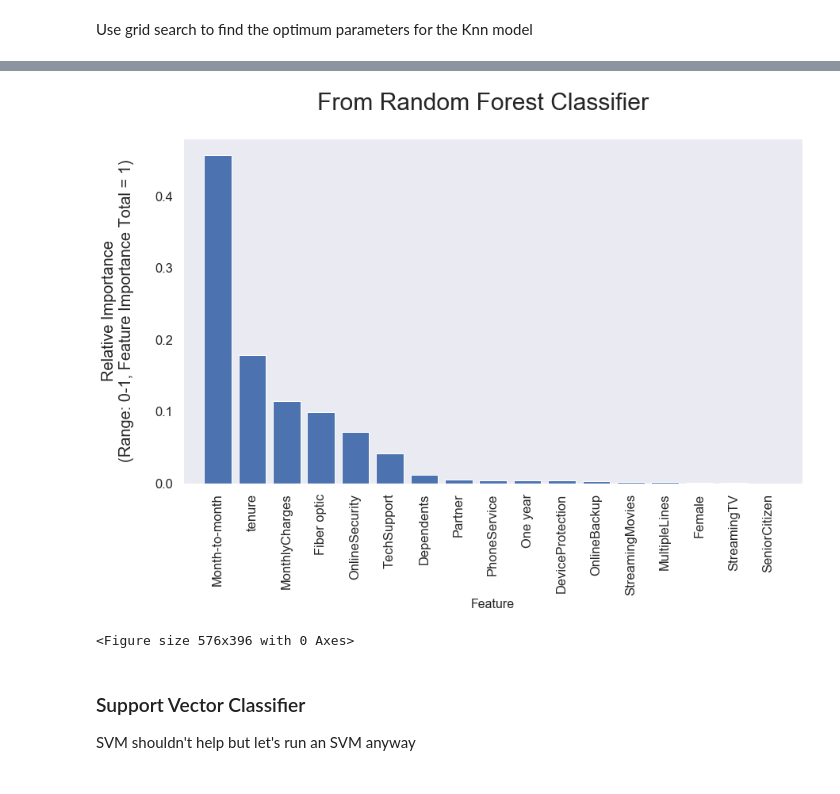
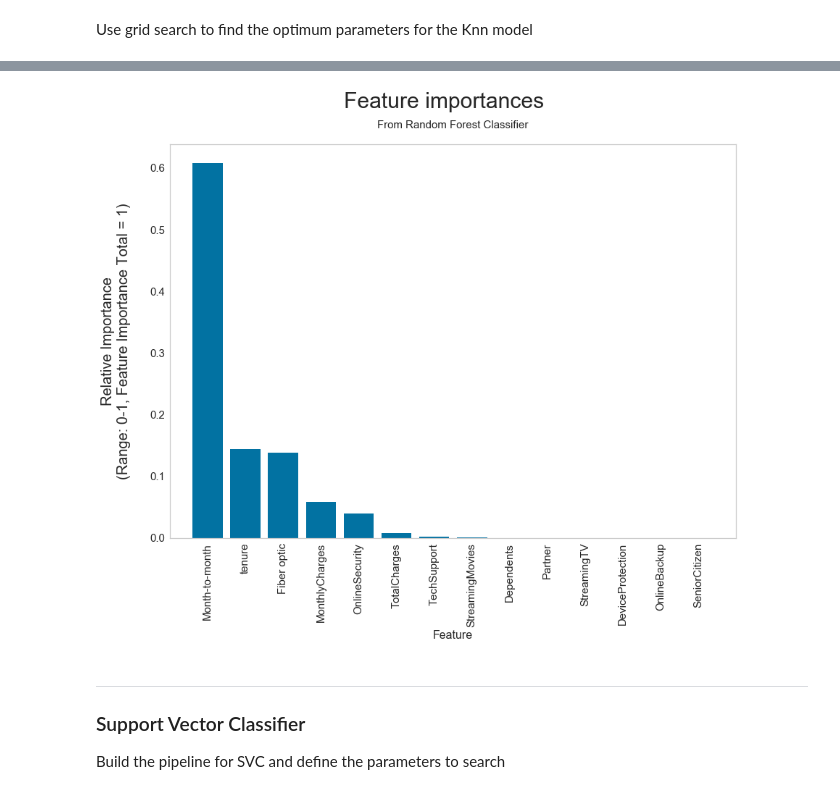
Before and after one commit to Merkeley/Project_03, a Jupyter notebook: Notebooks/Model_search.ipynb, the cells around one changed output, grey strips where cells are left out. Saved outputs shown, nothing was run; the diff lists cells and outputs as text; code cells hidden in the pictures.

```diff
--- a/Notebooks/Model_search.ipynb
+++ b/Notebooks/Model_search.ipynb
@@ -182,5 +229,5 @@ knn_grid = GridSearchCV(pipeline, param_grid=knn_param_grid, cv=5, n_jobs=-1)
 # %%
-knn_grid.fit(X_train, y_train)
+knn_grid.fit(X_train_smt, y_train_smt)
 print("score = %3.2f" %(knn_grid.score(X_test,y_test)))
 print(knn_grid.best_params_)
 # %% [output]
@@ -206,9 +255,9 @@ rf_param_grid = {
     'RFC__random_state' :[42]
 }
 # %%
-rf_grid = GridSearchCV(rf_pipeline, param_grid=rf_param_grid, cv=5, n_jobs=-1)
+rf_grid = GridSearchCV(rf_pipeline, param_grid=rf_param_grid, scoring='f1', cv=5, n_jobs=-1)
 # %%
-rf_grid.fit(X_train, y_train)
+rf_grid.fit(X_train_smt, y_train_smt)
 print("score = %3.2f" %(rf_grid.score(X_test,y_test)))
 print(rf_grid.best_params_)
 # %% [output]
@@ -219,6 +268,6 @@ With Random Forest we can get a rating of relative feature importance.
 # %%
-rf_best = RandomForestClassifier(max_depth=4, max_features=10, \
-                n_estimators=100, criterion='gini', random_state=42)
+rf_best = RandomForestClassifier(max_depth=2, max_features=10, \
+                n_estimators=1000, criterion='entropy', random_state=42)
 rf_best.fit(X_train_smt, y_train_smt)
 # %% [output]
 RandomForestClassifier(bootstrap=True, ccp_alpha=0.0, class_weight=None,
@@ -241,30 +289,33 @@ array([8.15552685e-05, 5.10244709e-03, 1.20490642e-02, 1.78783790e-01,
 # %%
 # Plot the feature importances of the forest
 indices = np.argsort(rf_importances)[::-1]
 index_labels = [X_train.columns[x] for x in indices]
 
-fig = plt.figure(figsize=[14,8])
+fig = plt.figure(figsize=[14,10])
 
 fig.patch.set_alpha(0.)
 
 plt.grid(0)
-plt.suptitle("Feature importances", size=30)
-plt.suptitle("From Random Forest Classifier\n", size=30)
+plt.suptitle("Feature importances\n", size=30)
+plt.title("\nFrom Random Forest Classifier\n", size=15)
 plt.xlabel('Feature', size=16)
+plt.xticks(fontsize=15)
+plt.yticks(fontsize=15)
 plt.ylabel('Relative Importance\n(Range: 0-1, Feature Importance Total = 1)\n', size=20)
 plt.bar(range(X_train.shape[1]), rf_importances[indices],
        color="b", align="center")
 plt.xticks(range(X_train.shape[1]), labels=index_labels, rotation=90)
 plt.xlim([-1, X_train.shape[1]])
+plt.savefig('FeatureImportances.png', Transparent=True)
 plt.show()
-plt.savefig('FeatureImportances.png', Transparent=True)
 # %% [output]
-[figure, old version]
+[figure, new version]
-<Figure size 576x396 with 0 Axes>
-# %% [markdown]
-### Support Vector Classifier
-
-SVM shouldn't help but let's run an SVM anyway
+# %% [markdown]
+----
+
+### Support Vector Classifier
+
+Build the pipeline for SVC and define the parameters to search
 # %%
 svc = SVC(probability=True)
 
```
Also changed, not shown: parts of 30 cells of this notebook, 2 other files.
